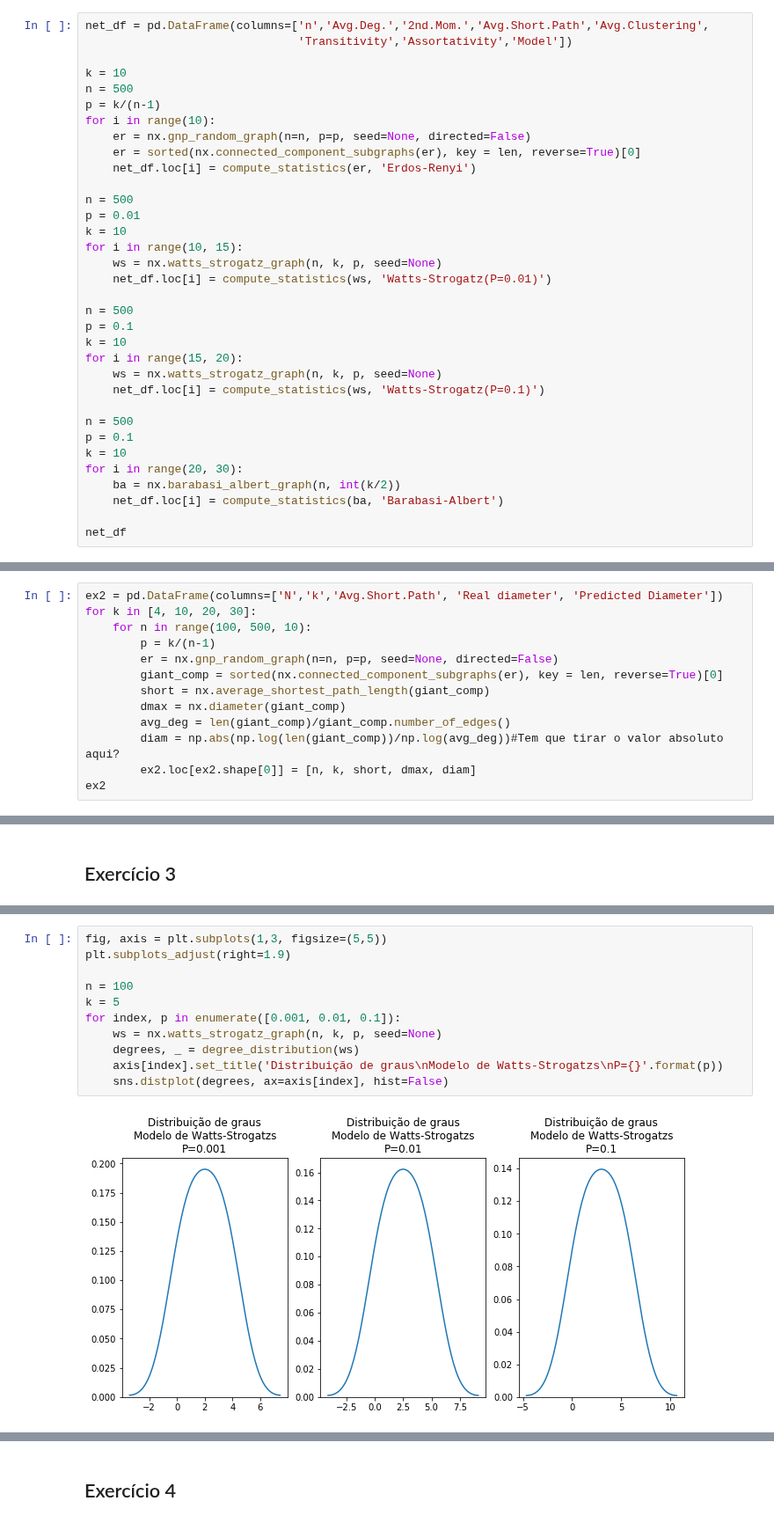
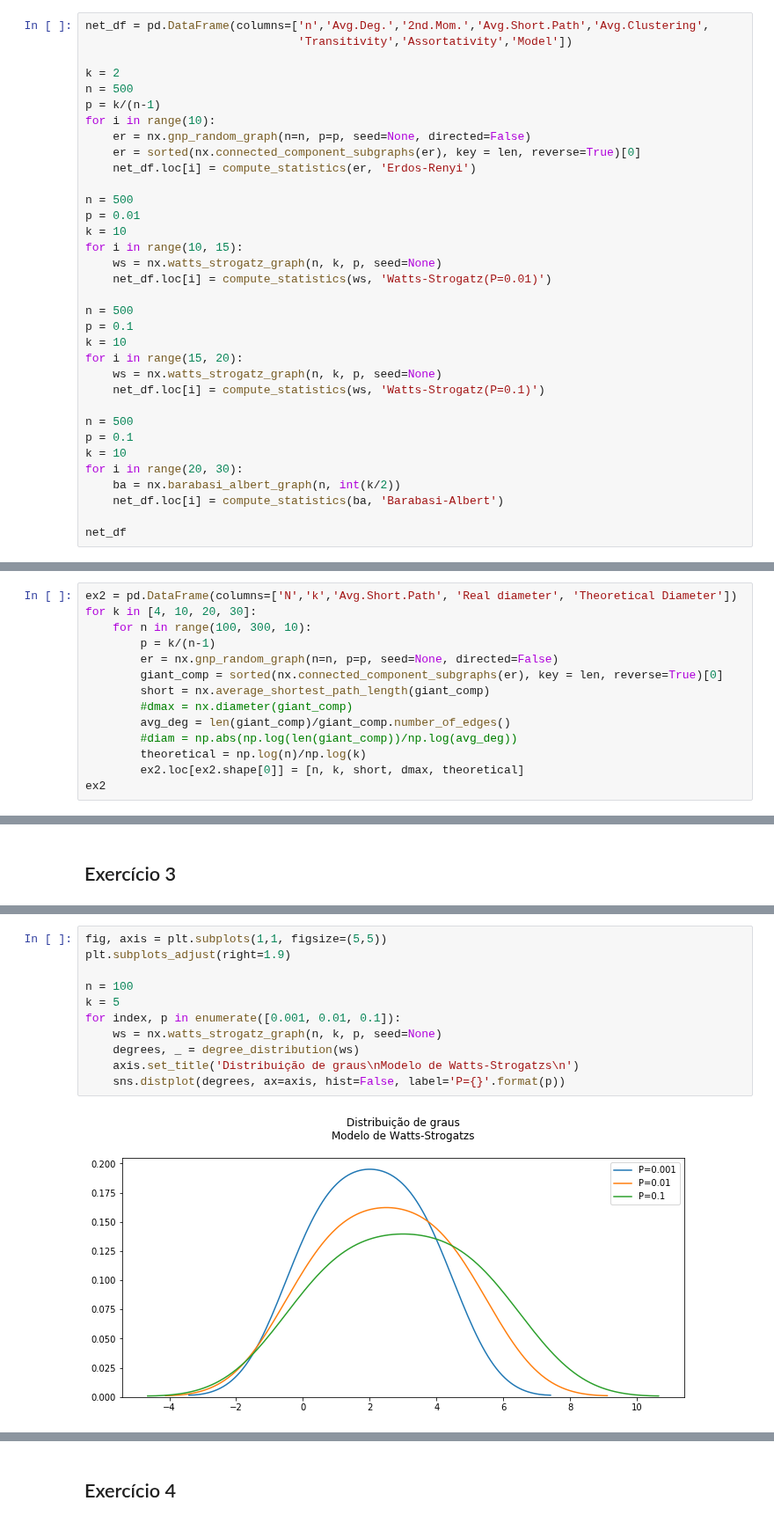
Before and after one commit to guimilan/redes_complexas, a Jupyter notebook: lista3/Lista3_wip.ipynb, the cells around one changed output, grey strips where cells are left out. Shown at 88% size. Saved outputs shown, nothing was run; the diff lists cells and outputs as text.

```diff
--- a/lista3/Lista3_wip.ipynb
+++ b/lista3/Lista3_wip.ipynb
@@ -51,7 +51,7 @@ def compute_statistics(g, g_type):
 net_df = pd.DataFrame(columns=['n','Avg.Deg.','2nd.Mom.','Avg.Short.Path','Avg.Clustering',
                                'Transitivity','Assortativity','Model'])
 
-k = 10
+k = 2
 n = 500
 p = k/(n-1)
 for i in range(10):
@@ -170,14 +175,15 @@ set_ax_fontsize(axis, 16)
 # %%
-ex2 = pd.DataFrame(columns=['N','k','Avg.Short.Path', 'Real diameter', 'Predicted Diameter'])
+ex2 = pd.DataFrame(columns=['N','k','Avg.Short.Path', 'Real diameter', 'Theoretical Diameter'])
 for k in [4, 10, 20, 30]:
-    for n in range(100, 500, 10):
+    for n in range(100, 300, 10):
         p = k/(n-1)
         er = nx.gnp_random_graph(n=n, p=p, seed=None, directed=False)
         giant_comp = sorted(nx.connected_component_subgraphs(er), key = len, reverse=True)[0]
         short = nx.average_shortest_path_length(giant_comp)
-        dmax = nx.diameter(giant_comp)
+        #dmax = nx.diameter(giant_comp)
         avg_deg = len(giant_comp)/giant_comp.number_of_edges()
-        diam = np.abs(np.log(len(giant_comp))/np.log(avg_deg))#Tem que tirar o valor absoluto aqui?
-        ex2.loc[ex2.shape[0]] = [n, k, short, dmax, diam]
+        #diam = np.abs(np.log(len(giant_comp))/np.log(avg_deg))
+        theoretical = np.log(n)/np.log(k)
+        ex2.loc[ex2.shape[0]] = [n, k, short, dmax, theoretical]
 ex2
 # %% [output]
@@ -307,14 +299,14 @@ set_ax_fontsize(axis, 16)
 # %%
-fig, axis = plt.subplots(1,3, figsize=(5,5))
+fig, axis = plt.subplots(1,1, figsize=(5,5))
 plt.subplots_adjust(right=1.9)
 
 n = 100
 k = 5
 for index, p in enumerate([0.001, 0.01, 0.1]):
     ws = nx.watts_strogatz_graph(n, k, p, seed=None)
     degrees, _ = degree_distribution(ws)
-    axis[index].set_title('Distribuição de graus\nModelo de Watts-Strogatzs\nP={}'.format(p))
-    sns.distplot(degrees, ax=axis[index], hist=False)
+    axis.set_title('Distribuição de graus\nModelo de Watts-Strogatzs\n')
+    sns.distplot(degrees, ax=axis, hist=False, label='P={}'.format(p))
 # %% [output]
-[figure, old version]
+[figure, new version]
 # %%
```
Also changed, not shown: parts of 13 cells of this notebook.
